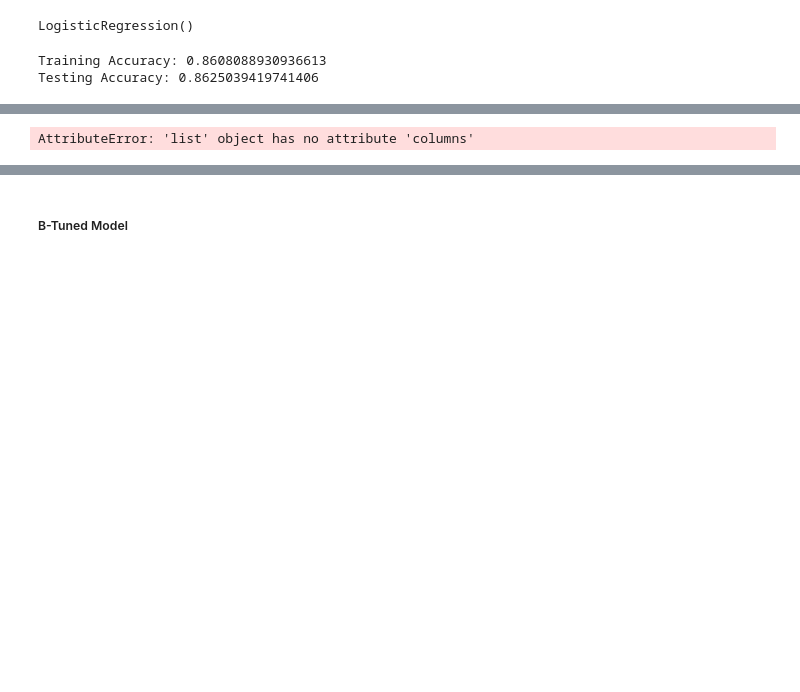
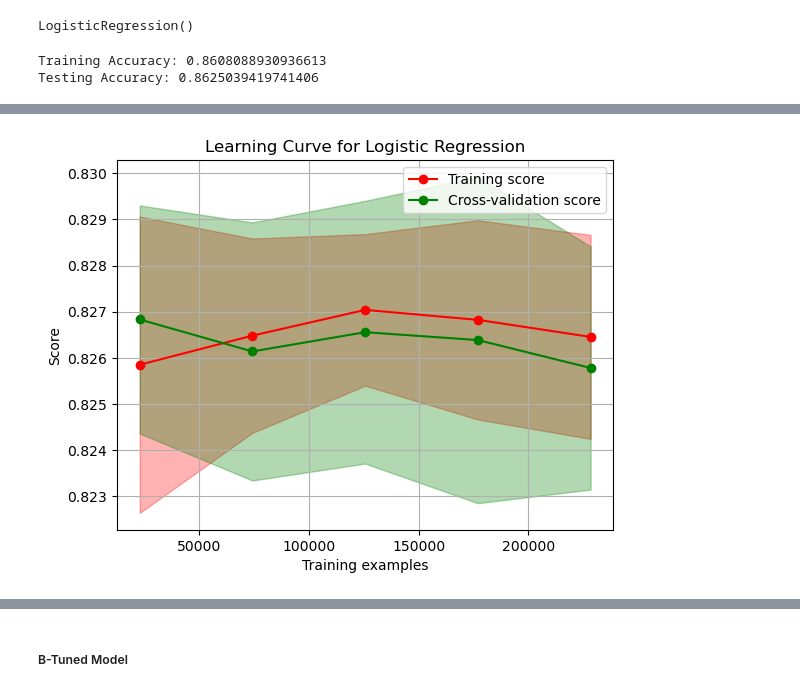
Before and after one commit to yasmineghanem/ML-Project, a Jupyter notebook: notebook.ipynb, the cells around one changed output, grey strips where cells are left out. Cells and saved outputs as stored; diff of their text form; code cells hidden in the pictures; blank space fills up the shorter version.

```diff
--- a/notebook.ipynb
+++ b/notebook.ipynb
@@ -392,37 +403,29 @@ plt.show()
 # %%
+# Get the learning curve plot
+train_sizes, train_scores, test_scores = learning_curve(lr_model, features, labels, cv=10,
+                                                            train_sizes=np.linspace(.1, 1.0, 5),
+                                                            scoring='f1_weighted', shuffle=True, random_state=42)
+train_scores_mean = np.mean(train_scores, axis=1)
+train_scores_std = np.std(train_scores, axis=1)
+test_scores_mean = np.mean(test_scores, axis=1)
+test_scores_std = np.std(test_scores, axis=1)
 
+plt.figure()
+plt.title("Learning Curve for Logistic Regression")
+plt.xlabel("Training examples")
+plt.ylabel("Score")
+plt.grid()
 
-def getLearningCurvePlot(estimator, X, y, cv=5, scoring='f1_weighted', modelname='model', save=True):
-    # It uses cross-validation with cv folds
-    train_sizes, train_scores, test_scores = learning_curve(estimator, X, y, cv=cv,
-                                                            train_sizes=np.linspace(
-                                                                .1, 1.0, 5),
-                                                            scoring='f1_weighted', shuffle=True, random_state=42)
+plt.fill_between(train_sizes, train_scores_mean - train_scores_std,
+					train_scores_mean + train_scores_std, alpha=0.3, color="r")
+plt.fill_between(train_sizes, test_scores_mean - test_scores_std,
+					test_scores_mean + test_scores_std, alpha=0.3, color="g")
+plt.plot(train_sizes, train_scores_mean, 'o-', color="r",
+			label="Training score")
+plt.plot(train_sizes, test_scores_mean, 'o-', color="g",
+			label="Cross-validation score")
 
-    train_scores_mean = np.mean(train_scores, axis=1)
-    train_scores_std = np.std(train_scores, axis=1)
-    test_scores_mean = np.mean(test_scores, axis=1)
-    test_scores_std = np.std(test_scores, axis=1)
-
-    plt.figure(figsize=(8, 6))
-    plt.title(f'Learning Curves for {modelname}')
-    plt.xlabel('Training Set Size')
-    plt.ylabel(f'1 - {scoring}')
-    plt.ylim(0.0, 1.1)
-    plt.grid()
-
-    plt.fill_between(train_sizes, 1-(train_scores_mean - train_scores_std),
-                     1-(train_scores_mean + train_scores_std), alpha=0.1, color='r')
-    plt.fill_between(train_sizes, 1-(test_scores_mean - test_scores_std),
-                     1-(test_scores_mean + test_scores_std), alpha=0.1, color='g')
-
-    plt.plot(train_sizes, 1-train_scores_mean, 'o-', color='r', label='Ein')
-    plt.plot(train_sizes, 1-test_scores_mean, 'o-', color='g', label='Eval')
-    plt.legend(loc='best')
-    return plt
-
-plt = getLearningCurvePlot(estimator=LogisticRegression(
-    C=0.1, max_iter=10000, solver='saga'), X=features, y=labels, cv=10, modelname='Logistic Regression')
+plt.legend(loc='best')
 plt.show()
 # %% [output]
-AttributeError: 'list' object has no attribute 'columns'
+[figure, added]
```
Also changed, not shown: parts of 23 cells of this notebook, 3 other files.
